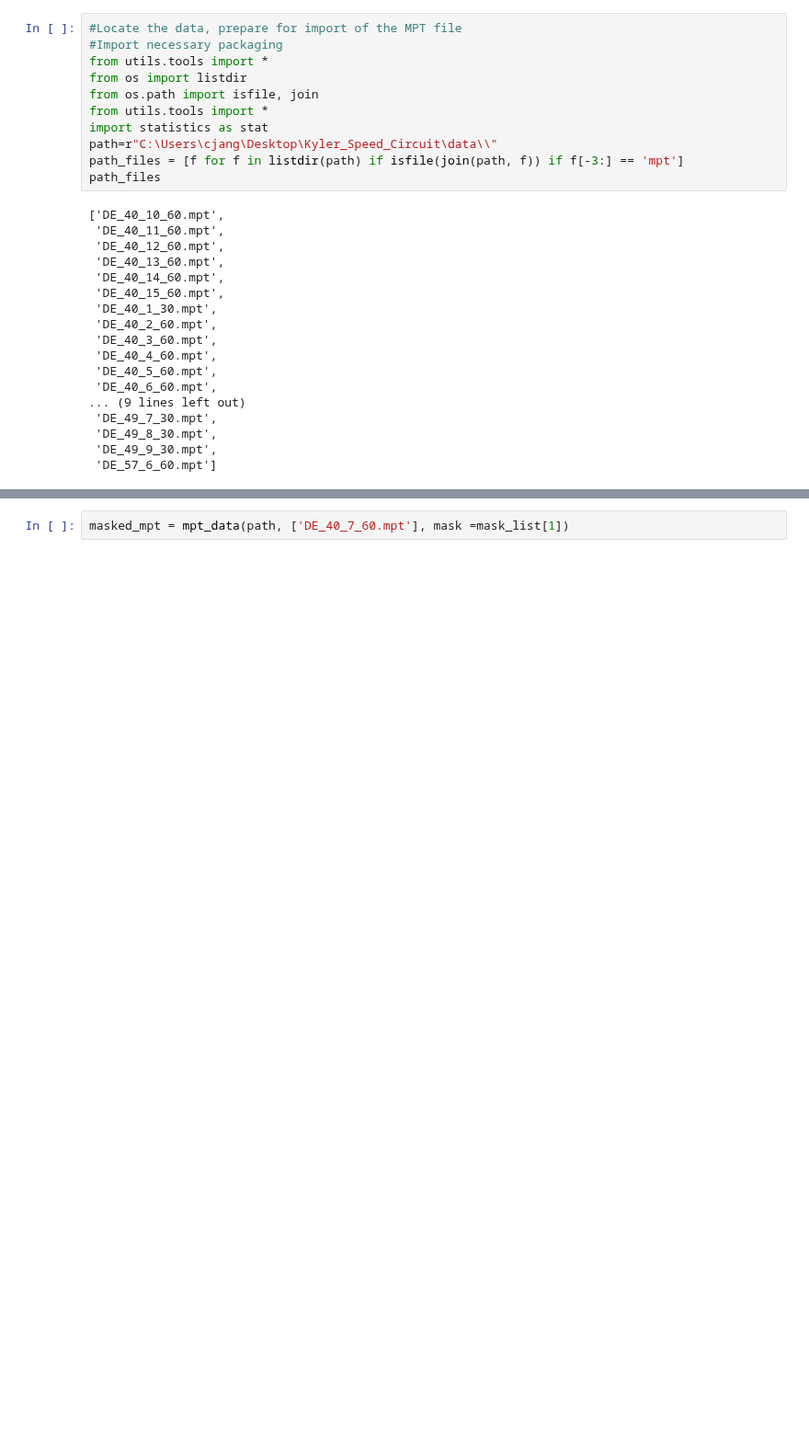
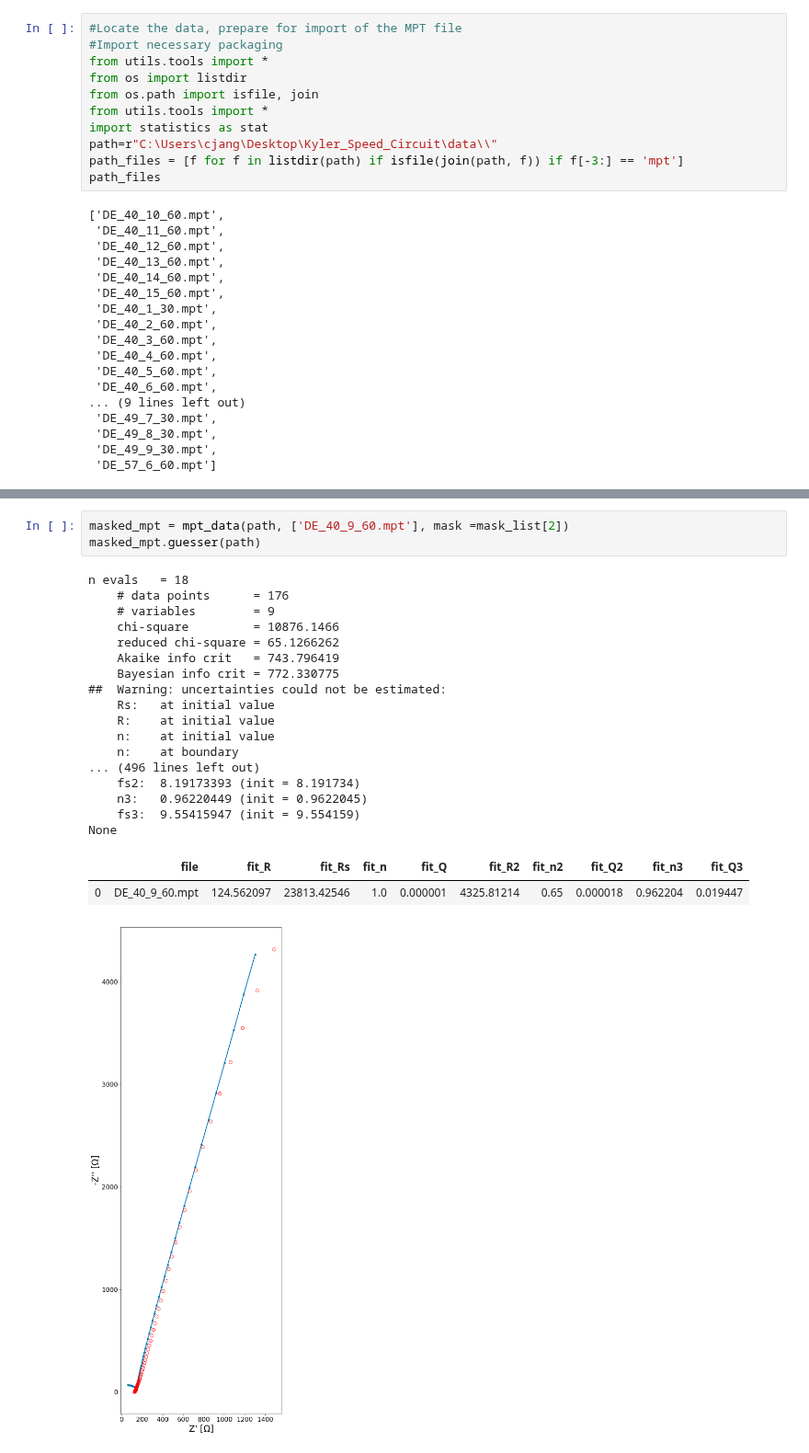
Before and after one commit to WildcatDiscovery/Kyler_Speed_Circuit, a Jupyter notebook: python_notebooks/binning.ipynb, the cells around one changed output, grey strips where cells are left out. Shown at 92% size. Saved outputs shown, nothing was run; the diff lists cells and outputs as text; blank space fills up the shorter version.

```diff
--- a/python_notebooks/binning.ipynb
+++ b/python_notebooks/binning.ipynb
@@ -42,2 +44,24 @@ mask_list
 # %%
-masked_mpt = mpt_data(path, ['DE_40_7_60.mpt'], mask =mask_list[1])
+masked_mpt = mpt_data(path, ['DE_40_9_60.mpt'], mask =mask_list[2])
+masked_mpt.guesser(path)
+# %% [output]
+n evals   = 18
+    # data points      = 176
+    # variables        = 9
+    chi-square         = 10876.1466
+    reduced chi-square = 65.1266262
+    Akaike info crit   = 743.796419
+    Bayesian info crit = 772.330775
+##  Warning: uncertainties could not be estimated:
+    Rs:   at initial value
+    R:    at initial value
+    n:    at initial value
+    n:    at boundary
+... (496 lines left out)
+    fs2:  8.19173393 (init = 8.191734)
+    n3:   0.96220449 (init = 0.9622045)
+    fs3:  9.55415947 (init = 9.554159)
+None
+|  | file | fit_R | fit_Rs | fit_n | fit_Q | fit_R2 | fit_n2 | fit_Q2 | fit_n3 | fit_Q3 |
+| 0 | DE_40_9_60.mpt | 124.562097 | 23813.42546 | 1.0 | 0.000001 | 4325.81214 | 0.65 | 0.000018 | 0.962204 | 0.019447 |
+[figure, added]
```
Also changed, not shown: parts of 6 cells of this notebook, 4 other files.
